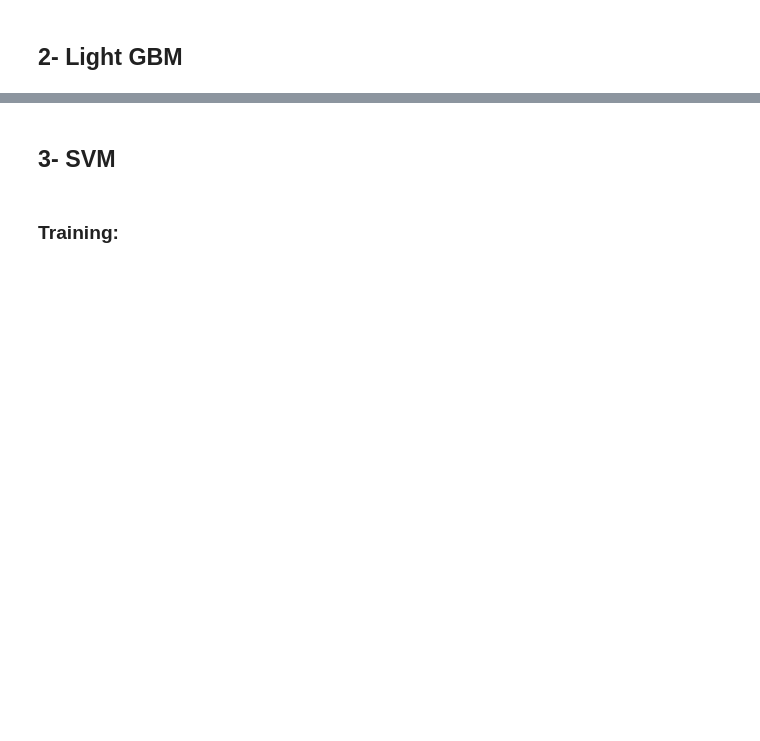
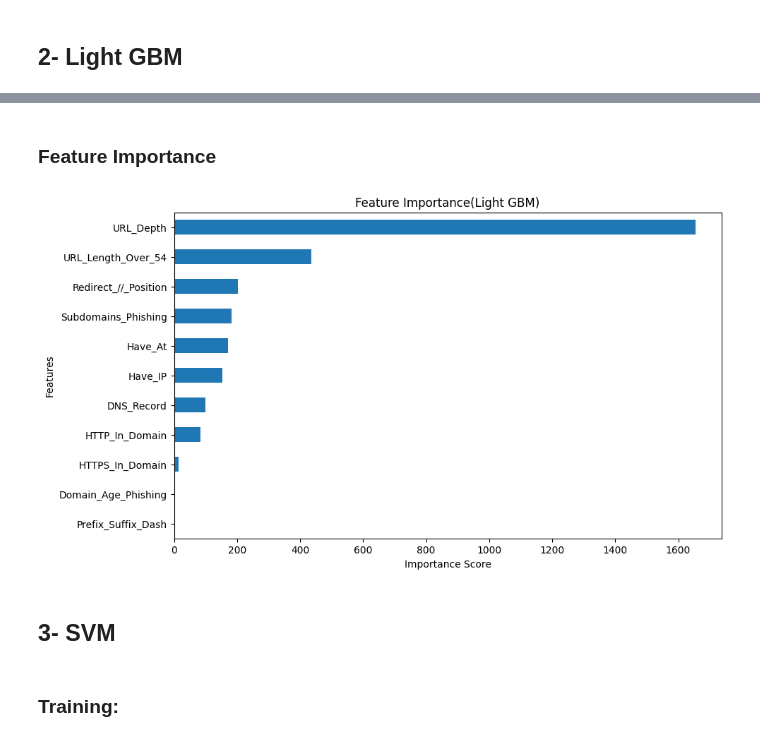
Before and after one commit to ElecSpartan/Big-Data-Project, a Jupyter notebook: BigData.ipynb, the cells around one changed output, grey strips where cells are left out. Drawn from its saved outputs; the diff is of its cells as text; code cells hidden in the pictures; blank space fills up the shorter version.

```diff
--- a/BigData.ipynb
+++ b/BigData.ipynb
@@ -135,3 +175,18 @@ plt.show()
+# %% [markdown]
+### Feature Importance
+# %%
+# Get feature importance
+importances = pd.Series(lgbmodel.feature_importances_, index=features).sort_values()
+
+# Plot
+plt.figure(figsize=(10, 6))
+importances.plot(kind='barh')
+plt.title('Feature Importance(Light GBM)')
+plt.xlabel('Importance Score')
+plt.ylabel('Features')
+plt.show()
+# %% [output]
+[figure, added]
 # %% [markdown]
 ## 3- SVM
 # %% [markdown]
```
Also changed, not shown: parts of 13 cells of this notebook, 1 other file.
